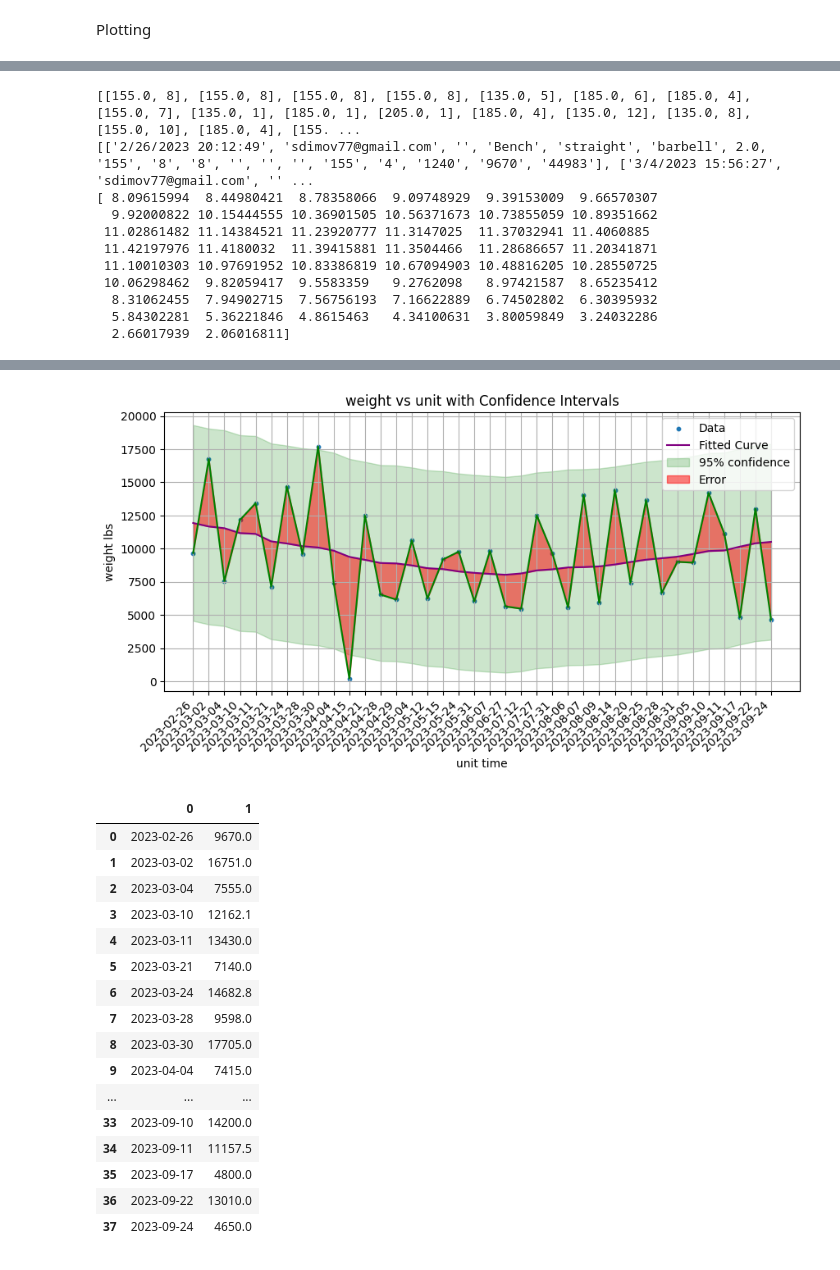
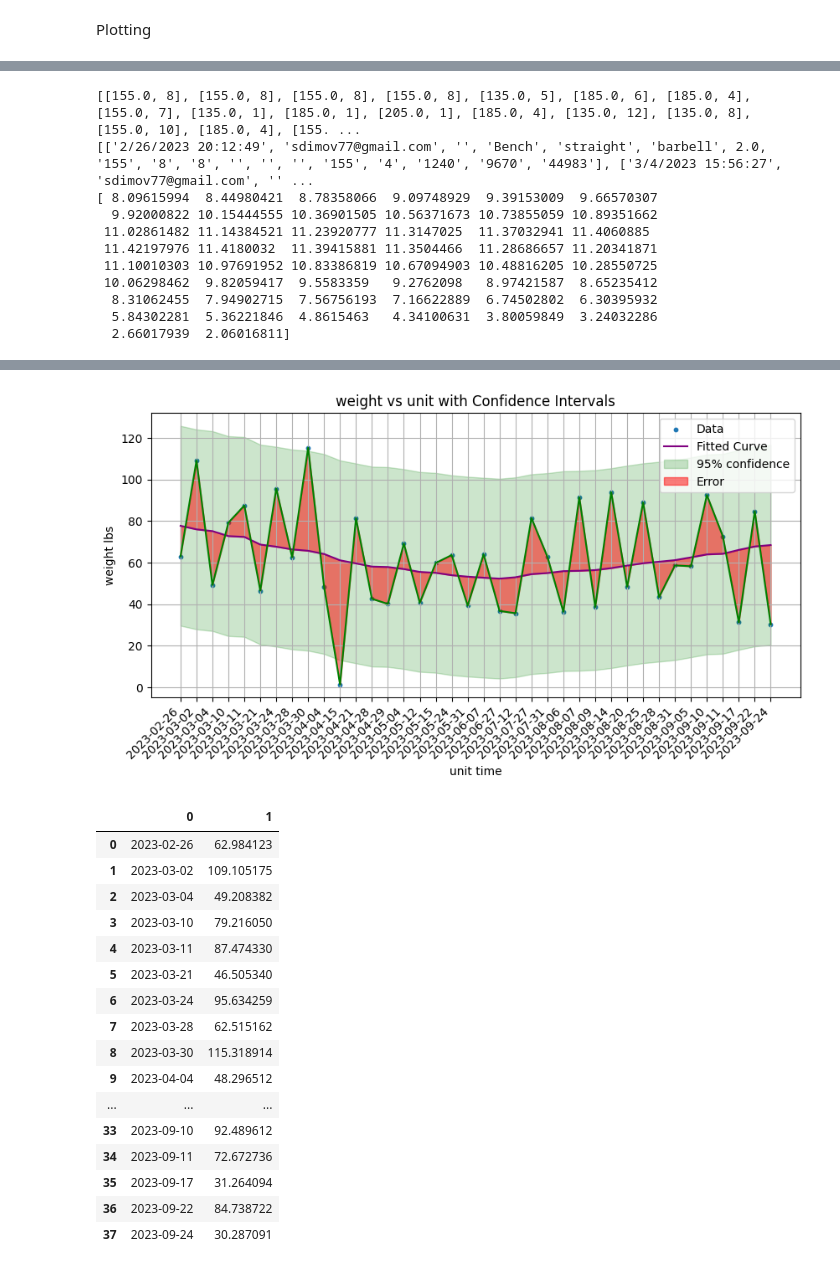
Before and after one commit to sdimov2/gym-log, a Jupyter notebook: gym-log.ipynb, the cells around one changed output, grey strips where cells are left out. Saved outputs shown, nothing was run; the diff lists cells and outputs as text; code cells hidden in the pictures.

Commit message:
added volume by body_weight funciton

```diff
--- a/gym-log.ipynb
+++ b/gym-log.ipynb
@@ -539,6 +538,29 @@ def group_data_by_date(data, timestamps, grouping='day'):
     result = [[timestamp, values] for timestamp, values in grouped_data.items()]
 
     return result
+
+def get_bw_by_date(user, date):
+    #data = filter_entries(global_data[1:], "users", [user])
+    #data = filter_entries(data, "", [user])
+    coords = get_coord_pairs_from_user(user, "body_weight", True)[0]
+
+    fit = fit_curve(coords, 2, linspace="default")[0]
+
+    closest_pair = []
+
+
+    for pair in fit:
+        if len(closest_pair) != 0:
+            if (date-pair[0]) < closest_pair[0]:
+                closest_pair[0] = pair[0]
+                closest_pair[1] = pair[1]
+        else:
+            # initial pair
+            closest_pair.append(pair[0])
+            closest_pair.append(pair[1])
+            #closest_pair[0] = pair[0]
+            #closest_pair[1] = pair[1]
+    return closest_pair[1]
 # %% [markdown]
 Plotting
 # %%
@@ -704,6 +726,7 @@ last_body_weight = 0
 for entry in steve_data:
     if entry[2] != 'workout' and entry[2] != '':
         last_body_weight = entry[2]
+
     if entry[5] == "calisthenic":
         #print(entry)
         entry[7] = last_body_weight
@@ -726,7 +749,16 @@ for time_group in data_by_date:
     for entry in time_group[1]:
         #print(entry)
         # having issues with calisthenics since data doesn't have weight values for them
-        volume += float(entry[7])*float(entry[8])
+
+        date_format = "%m/%d/%Y %H:%M:%S"
+
+        # Parse the date string into a datetime object
+        date_obj = datetime.strptime(entry[0], date_format)
+        date = date_obj.timestamp()
+        print(date)
+
+        bw = get_bw_by_date("user0", date)
+        volume += float(entry[7])*float(entry[8])/bw
 
     daily_volume.append((time_group[0],volume))
 print(daily_volume)
@@ -736,7 +768,6 @@ plot_desired_data("time", "lbs", daily_volume, 2, 0.95, True)
 df = pd.DataFrame(daily_volume)
 
 df
-
 #plt.scatter(get_data_from_entries(steve_data, 7, 8)[1], get_data_from_entries(steve_data, 7, 8)[2])
 #data = get_coord_pairs_from_user("user0", "activity", True)[0]
 #plot_desired_data("weight", "bench", data, 2, 0.95)
@@ -779,22 +810,22 @@ default case invoked! no change to unit/label
 default case invoked! no change to unit/label
-[figure, old version]
+[figure, new version]
 |  | 0 | 1 |
-| 0 | 2023-02-26 | 9670.0 |
-| 1 | 2023-03-02 | 16751.0 |
-| 2 | 2023-03-04 | 7555.0 |
-| 3 | 2023-03-10 | 12162.1 |
-| 4 | 2023-03-11 | 13430.0 |
-| 5 | 2023-03-21 | 7140.0 |
-| 6 | 2023-03-24 | 14682.8 |
-| 7 | 2023-03-28 | 9598.0 |
-| 8 | 2023-03-30 | 17705.0 |
-| 9 | 2023-04-04 | 7415.0 |
+| 0 | 2023-02-26 | 62.984123 |
+| 1 | 2023-03-02 | 109.105175 |
+| 2 | 2023-03-04 | 49.208382 |
+| 3 | 2023-03-10 | 79.216050 |
+| 4 | 2023-03-11 | 87.474330 |
+| 5 | 2023-03-21 | 46.505340 |
+| 6 | 2023-03-24 | 95.634259 |
+| 7 | 2023-03-28 | 62.515162 |
+| 8 | 2023-03-30 | 115.318914 |
+| 9 | 2023-04-04 | 48.296512 |
 | ... | ... | ... |
-| 33 | 2023-09-10 | 14200.0 |
-| 34 | 2023-09-11 | 11157.5 |
-| 35 | 2023-09-17 | 4800.0 |
-| 36 | 2023-09-22 | 13010.0 |
-| 37 | 2023-09-24 | 4650.0 |
+| 33 | 2023-09-10 | 92.489612 |
+| 34 | 2023-09-11 | 72.672736 |
+| 35 | 2023-09-17 | 31.264094 |
+| 36 | 2023-09-22 | 84.738722 |
+| 37 | 2023-09-24 | 30.287091 |
 # %%
 sheet_id = '1CxCLvg2CGSHYNWskSa8JlBOPmF4th4XPEQQfy6AouYw'
 xls = pd.ExcelFile(f"https://docs.google.com/spreadsheets/d/{sheet_id}/export?format=xlsx")
```
Also changed, not shown: parts of 2 cells of this notebook.
